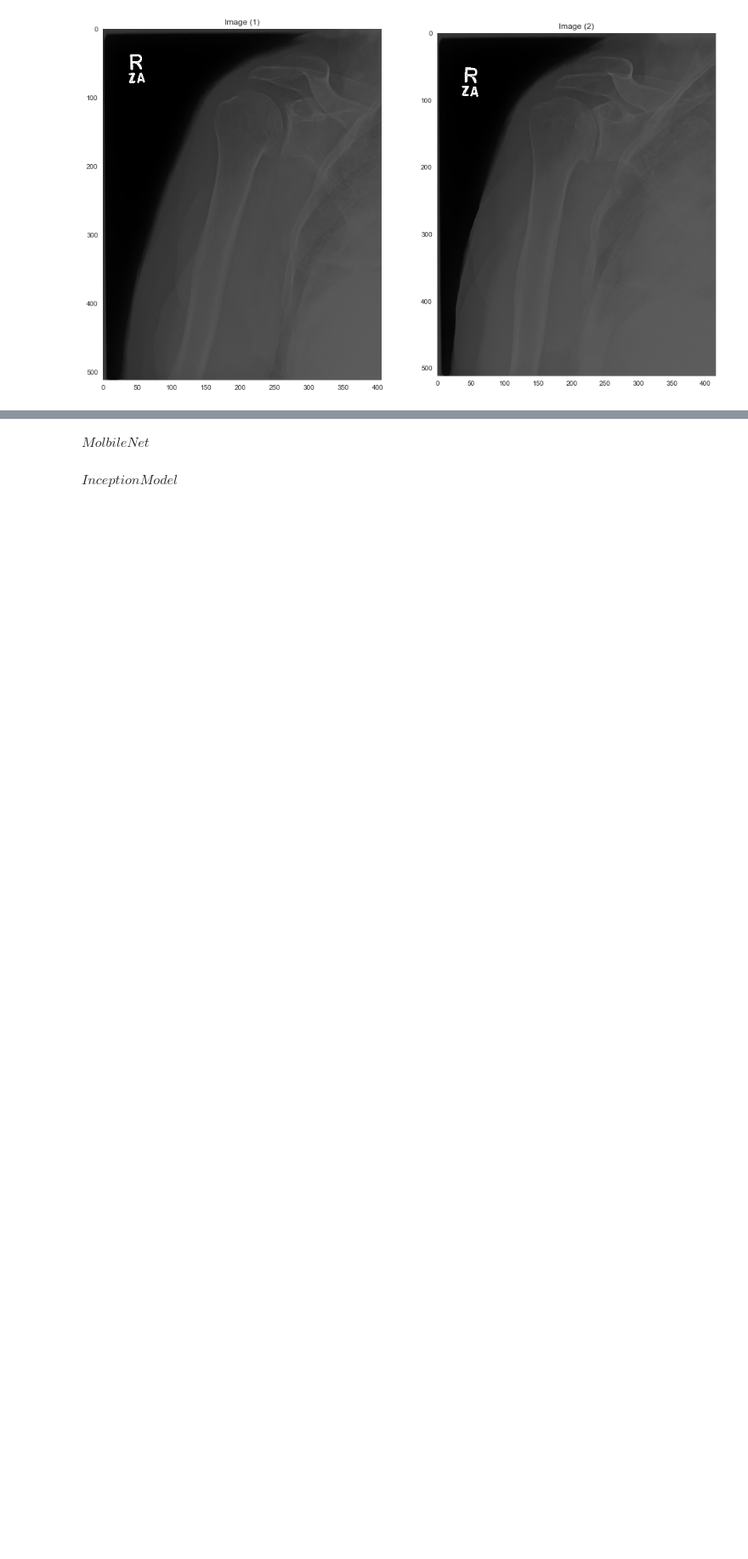
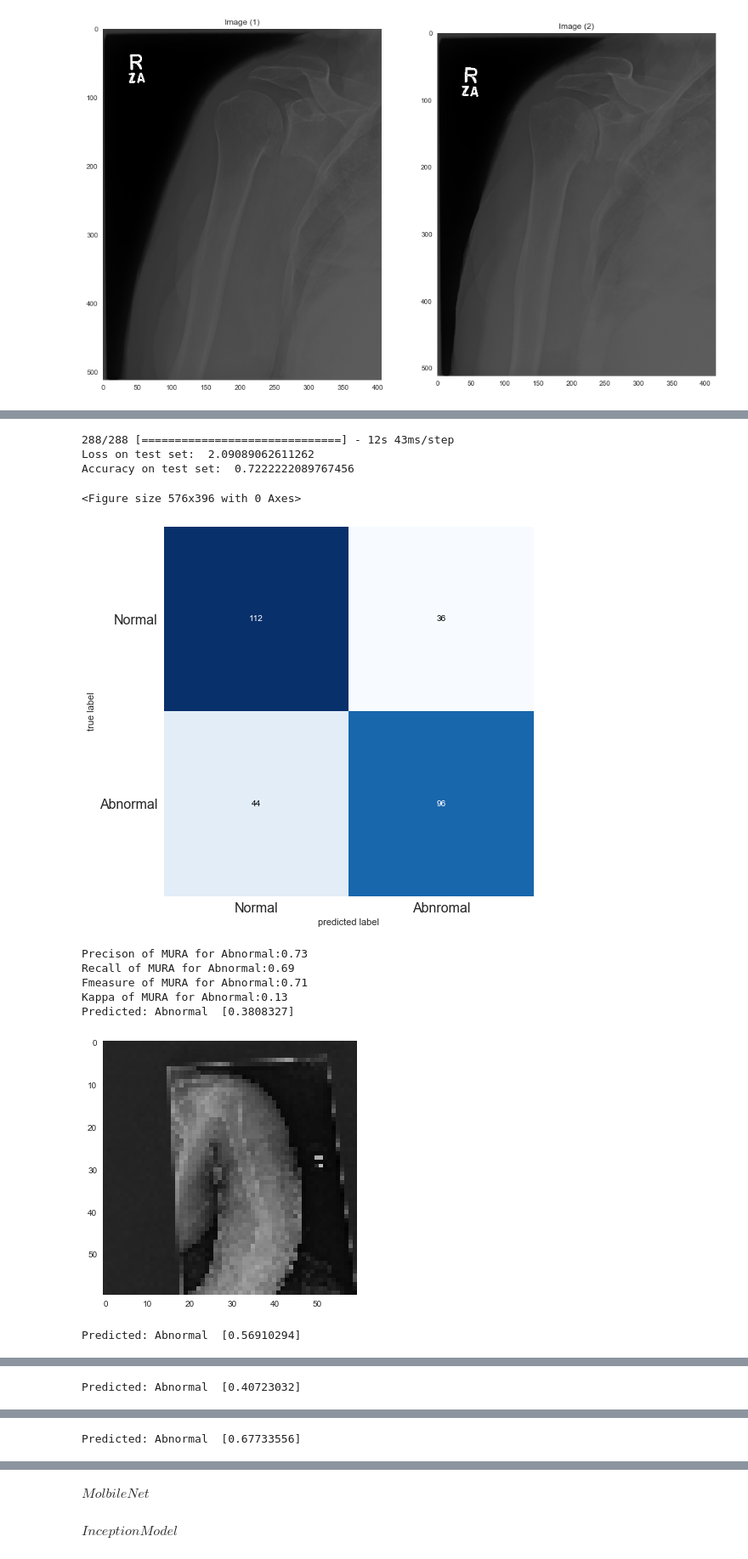
Before and after one commit to amikha33/MURA, a Jupyter notebook: MURA__.ipynb, the cells around one changed output, grey strips where cells are left out. Shown at 85% size. Cells and saved outputs as stored; diff of their text form; code cells hidden in the pictures; blank space fills up the shorter version.

```diff
--- a/MURA__.ipynb
+++ b/MURA__.ipynb
@@ -353,0 +417,15 @@ test_accHmerus=plotResults(dataHumerus__Test,labelsHumerus_Test,modelHumerus)
+# %%
+test_accHmerus,kappa_vgg19_hemrus=plotResults(dataHumerus__Test,labelsHumerus_Test,modelHumerus)
+# %% [output]
+288/288 [==============================] - 12s 43ms/step
+Loss on test set:  2.09089062611262
+Accuracy on test set:  0.7222222089767456
+<Figure size 576x396 with 0 Axes>
+[figure, added]
+Precison of MURA for Abnormal:0.73
+Recall of MURA for Abnormal:0.69
+Fmeasure of MURA for Abnormal:0.71
+Kappa of MURA for Abnormal:0.13
+Predicted: Abnormal  [0.3808327]
+[figure, added]
+Predicted: Abnormal  [0.56910294]
@@ -353,0 +433 @@ test_accHmerus=plotResults(dataHumerus__Test,labelsHumerus_Test,modelHumerus)
+Predicted: Abnormal  [0.40723032]
@@ -353,0 +435 @@ test_accHmerus=plotResults(dataHumerus__Test,labelsHumerus_Test,modelHumerus)
+Predicted: Abnormal  [0.67733556]
```
Also changed, not shown: parts of 66 cells of this notebook, 1 other file.
